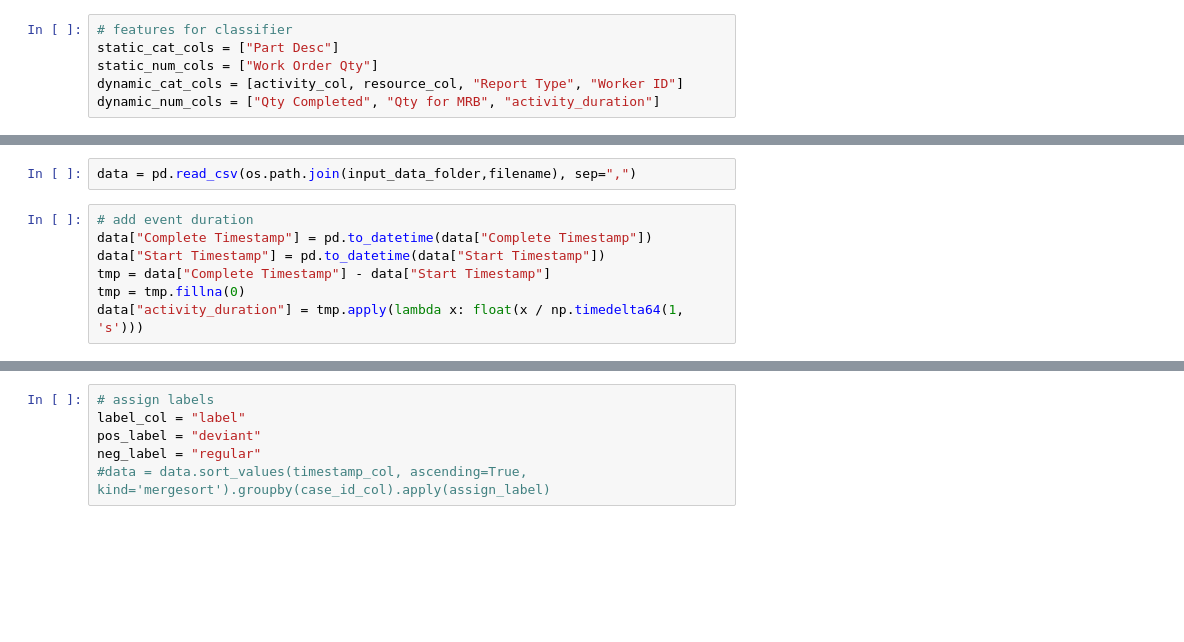
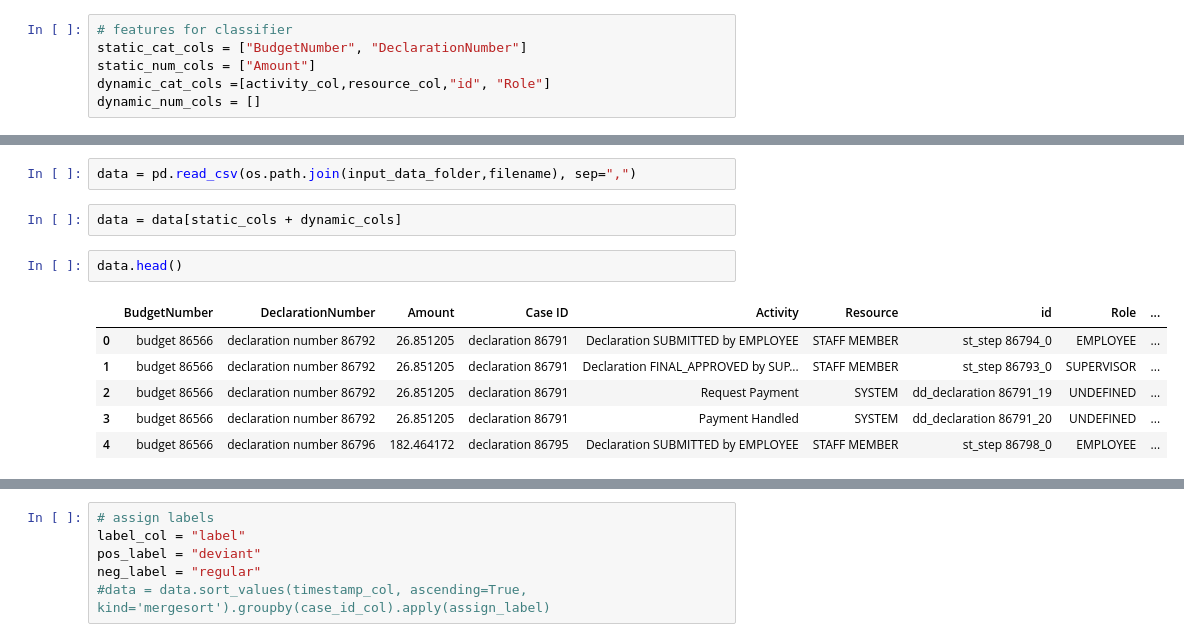
Before and after one commit to verenich/time-prediction-benchmark, a Jupyter notebook: preprocessing/preprocess_logs_production.ipynb, the cells around one changed output, grey strips where cells are left out. Saved outputs shown, nothing was run; the diff lists cells and outputs as text; blank space fills up the shorter version.

```diff
--- a/preprocessing/preprocess_logs_production.ipynb
+++ b/preprocessing/preprocess_logs_production.ipynb
@@ -15,10 +15,10 @@ timestamp_col = "Complete Timestamp"
 freq_threshold = 10
 # %%
 # features for classifier
-static_cat_cols = ["Part Desc"]
-static_num_cols = ["Work Order Qty"]
-dynamic_cat_cols = [activity_col, resource_col, "Report Type", "Worker ID"]
-dynamic_num_cols = ["Qty Completed", "Qty for MRB", "activity_duration"]
+static_cat_cols = ["BudgetNumber", "DeclarationNumber"]
+static_num_cols = ["Amount"]
+dynamic_cat_cols =[activity_col,resource_col,"id", "Role"]
+dynamic_num_cols = []
 # %%
 static_cols = static_cat_cols + static_num_cols + [case_id_col]
 dynamic_cols = dynamic_cat_cols + dynamic_num_cols + [timestamp_col]
@@ -49,10 +54,14 @@ def get_open_cases(date):
     return sum((dt_first_last_timestamps["start_time"] <= date) & (dt_first_last_timestamps["end_time"] > date))
 # %%
 data = pd.read_csv(os.path.join(input_data_folder,filename), sep=",")
-# %%
-# add event duration
-data["Complete Timestamp"] = pd.to_datetime(data["Complete Timestamp"])
-data["Start Timestamp"] = pd.to_datetime(data["Start Timestamp"])
-tmp = data["Complete Timestamp"] - data["Start Timestamp"]
-tmp = tmp.fillna(0)
-data["activity_duration"] = tmp.apply(lambda x: float(x / np.timedelta64(1, 's')))
+# %%
+data = data[static_cols + dynamic_cols]
+# %%
+data.head()
+# %% [output]
+|  | BudgetNumber | DeclarationNumber | Amount | Case ID | Activity | Resource | id | Role | ... |
+| 0 | budget 86566 | declaration number 86792 | 26.851205 | declaration 86791 | Declaration SUBMITTED by EMPLOYEE | STAFF MEMBER | st_step 86794_0 | EMPLOYEE | ... |
+| 1 | budget 86566 | declaration number 86792 | 26.851205 | declaration 86791 | Declaration FINAL_APPROVED by SUP... | STAFF MEMBER | st_step 86793_0 | SUPERVISOR | ... |
+| 2 | budget 86566 | declaration number 86792 | 26.851205 | declaration 86791 | Request Payment | SYSTEM | dd_declaration 86791_19 | UNDEFINED | ... |
+| 3 | budget 86566 | declaration number 86792 | 26.851205 | declaration 86791 | Payment Handled | SYSTEM | dd_declaration 86791_20 | UNDEFINED | ... |
+| 4 | budget 86566 | declaration number 86796 | 182.464172 | declaration 86795 | Declaration SUBMITTED by EMPLOYEE | STAFF MEMBER | st_step 86798_0 | EMPLOYEE | ... |
```
Also changed, not shown: parts of 20 cells of this notebook, 24 other files.
